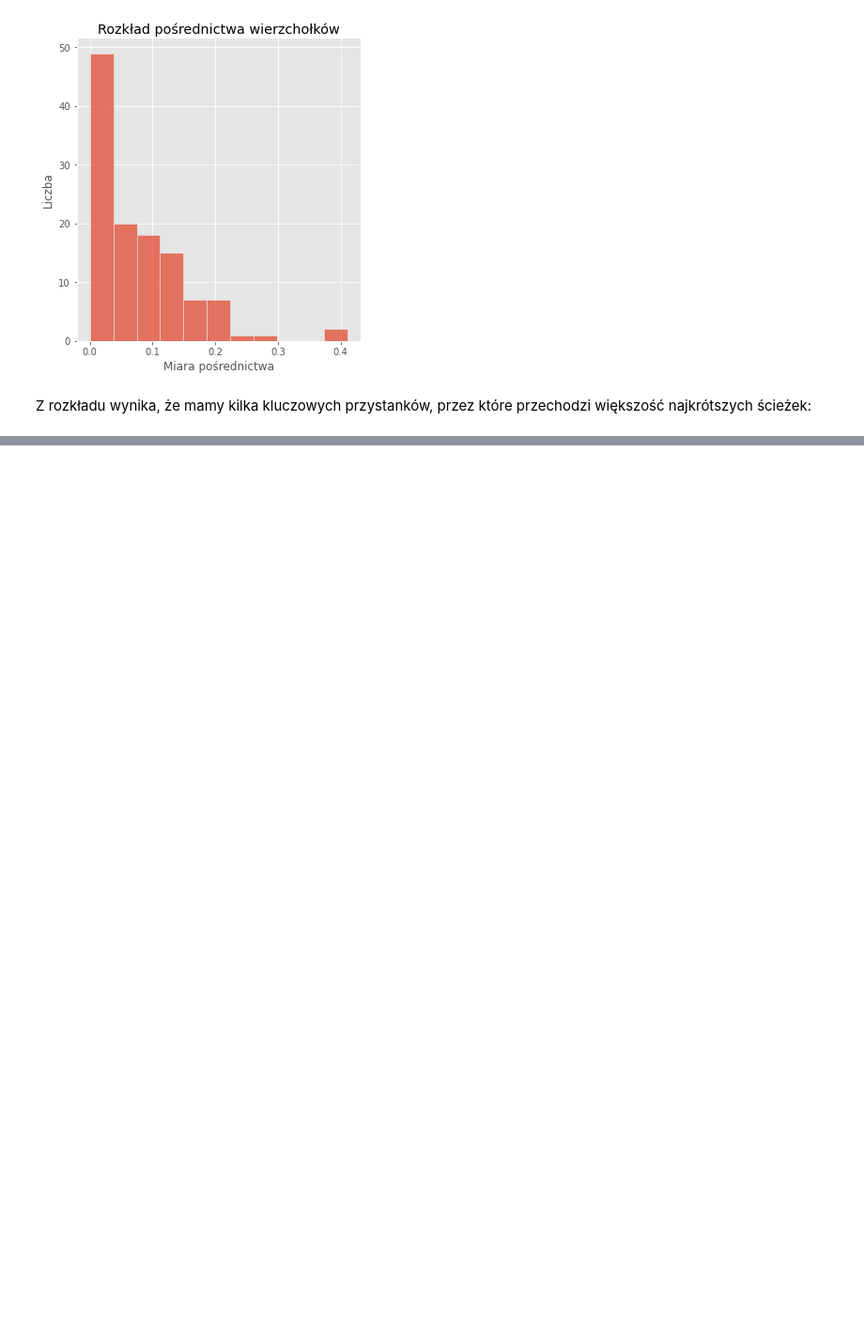
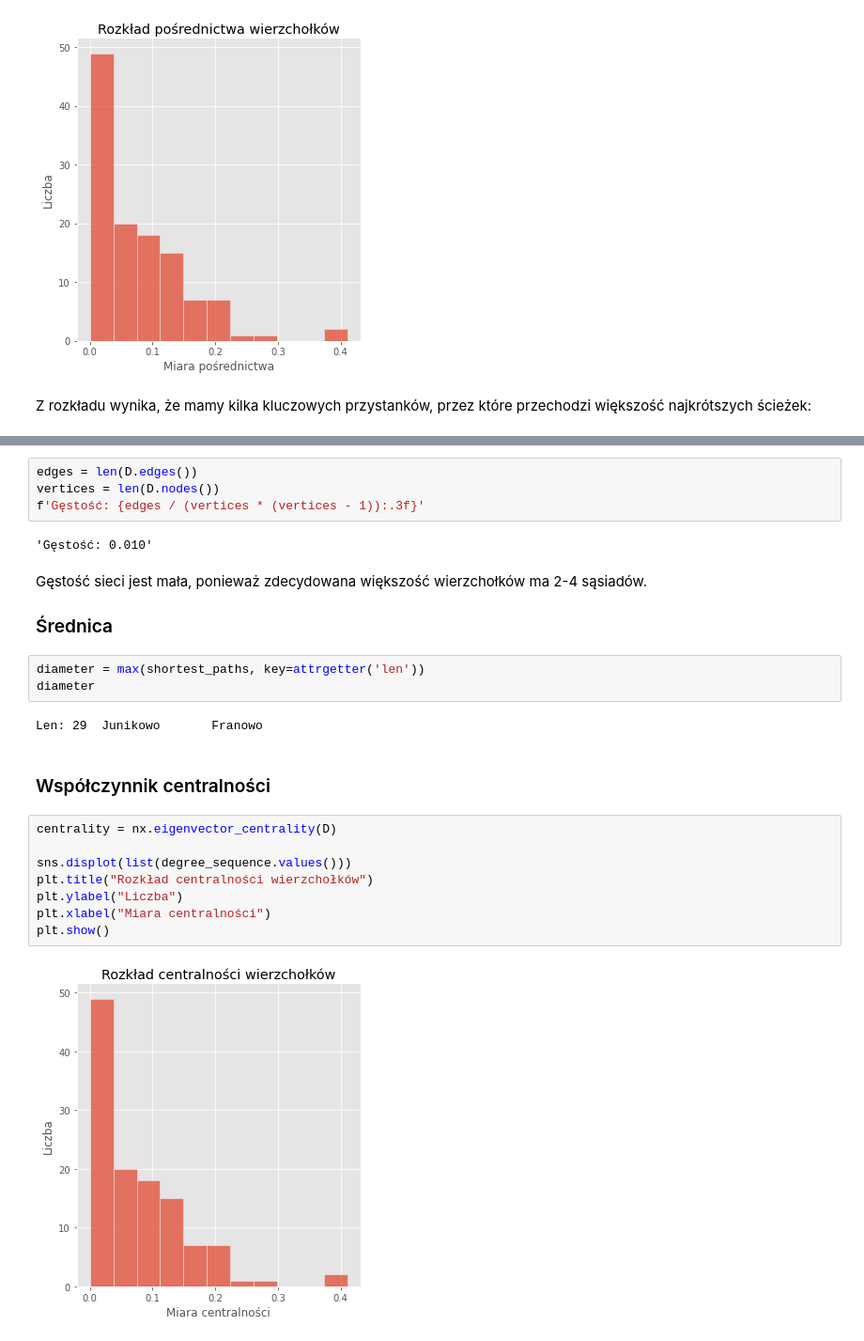
Before and after one commit to damian-horna/poznan-trams-network-analysis, a Jupyter notebook: Poznan Tram Network Analysis.ipynb, the cells around one changed output, grey strips where cells are left out. Shown at 94% size. Saved outputs shown, nothing was run; the diff lists cells and outputs as text; blank space fills up the shorter version.

```diff
--- a/Poznan Tram Network Analysis.ipynb
+++ b/Poznan Tram Network Analysis.ipynb
@@ -617,0 +328,26 @@ Odpowiedź na pytania biznesowe
+# %%
+edges = len(D.edges())
+vertices = len(D.nodes())
+f'Gęstość: {edges / (vertices * (vertices - 1)):.3f}'
+# %% [output]
+'Gęstość: 0.010'
+# %% [markdown]
+Gęstość sieci jest mała, ponieważ zdecydowana większość wierzchołków ma 2-4 sąsiadów.
+### Średnica
+# %%
+diameter = max(shortest_paths, key=attrgetter('len'))
+diameter
+# %% [output]
+Len: 29  Junikowo       Franowo
+# %% [markdown]
+### Współczynnik centralności
+# %%
+centrality = nx.eigenvector_centrality(D)
+
+sns.displot(list(degree_sequence.values()))
+plt.title("Rozkład centralności wierzchołków")
+plt.ylabel("Liczba")
+plt.xlabel("Miara centralności")
+plt.show()
+# %% [output]
+[figure, added]
```
Also changed, not shown: parts of 93 cells of this notebook.
